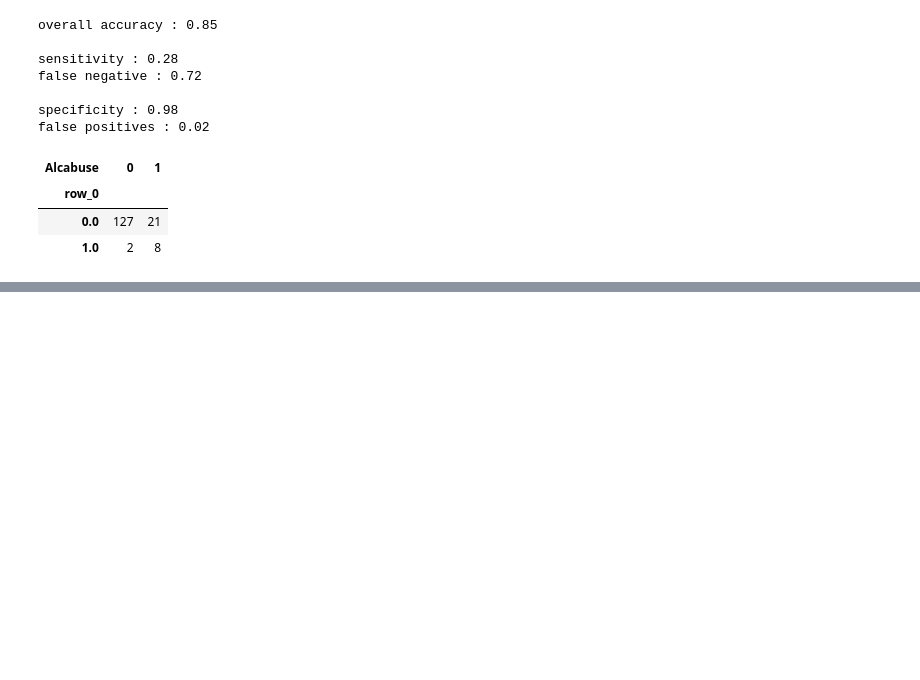
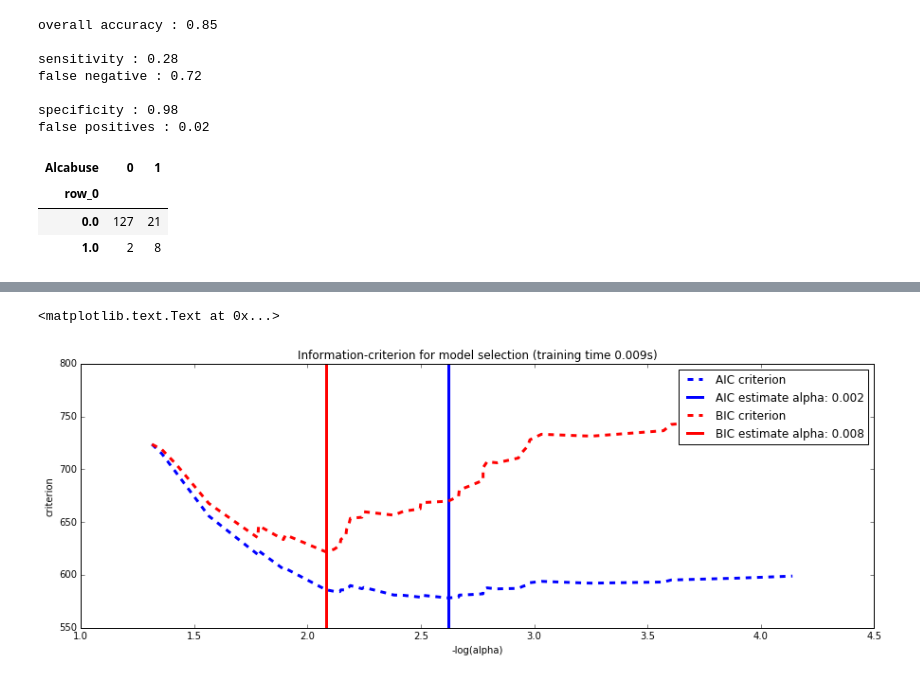
Before and after one commit to ljchang/psyc63, a Jupyter notebook: Notebooks/DataAnalysis2.ipynb, the cells around one changed output, grey strips where cells are left out. Drawn from its saved outputs; the diff is of its cells as text; code cells hidden in the pictures; blank space fills up the shorter version.

```diff
--- a/Notebooks/DataAnalysis2.ipynb
+++ b/Notebooks/DataAnalysis2.ipynb
@@ -354,0 +384,35 @@ m = smf.OLS(y,X)
+# %%
+from sklearn.linear_model import LassoCV, LassoLarsCV, LassoLarsIC
+import time
+# LassoLarsIC: least angle regression with BIC/AIC criterion
+model_bic = LassoLarsIC(criterion='bic')
+t1 = time.time()
+model_bic.fit(X, y)
+t_bic = time.time() - t1
+alpha_bic_ = model_bic.alpha_
+
+model_aic = LassoLarsIC(criterion='aic')
+model_aic.fit(X, y)
+alpha_aic_ = model_aic.alpha_
+
+
+def plot_ic_criterion(model, name, value, color):
+    alpha_ = model.alpha_
+    alphas_ = model.alphas_
+    criterion_ = model.criterion_
+    plt.plot(-np.log10(alphas_), criterion_, '--', color=color,
+             linewidth=3, label='%s criterion' % name)
+    plt.axvline(-np.log10(alpha_), color=color, linewidth=3,
+                label='%s estimate alpha: %.3f' %(name,value) )
+    plt.xlabel('-log(alpha)')
+    plt.ylabel('criterion')
+
+plt.figure(figsize=(15,5))
+plot_ic_criterion(model_aic, 'AIC', alpha_aic_ , 'b')
+plot_ic_criterion(model_bic, 'BIC', alpha_bic_ , 'r')
+plt.legend()
+plt.title('Information-criterion for model selection (training time %.3fs)'
+          % t_bic)
+# %% [output]
+<matplotlib.text.Text at 0x...>
+[figure, added]
```
Also changed, not shown: parts of 23 cells of this notebook.
